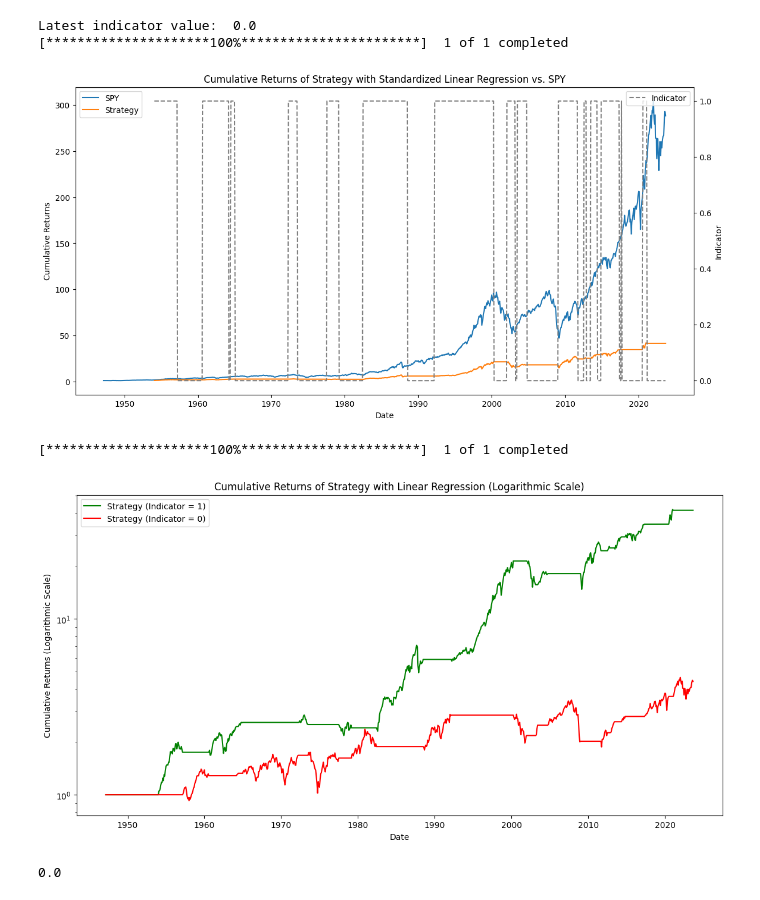
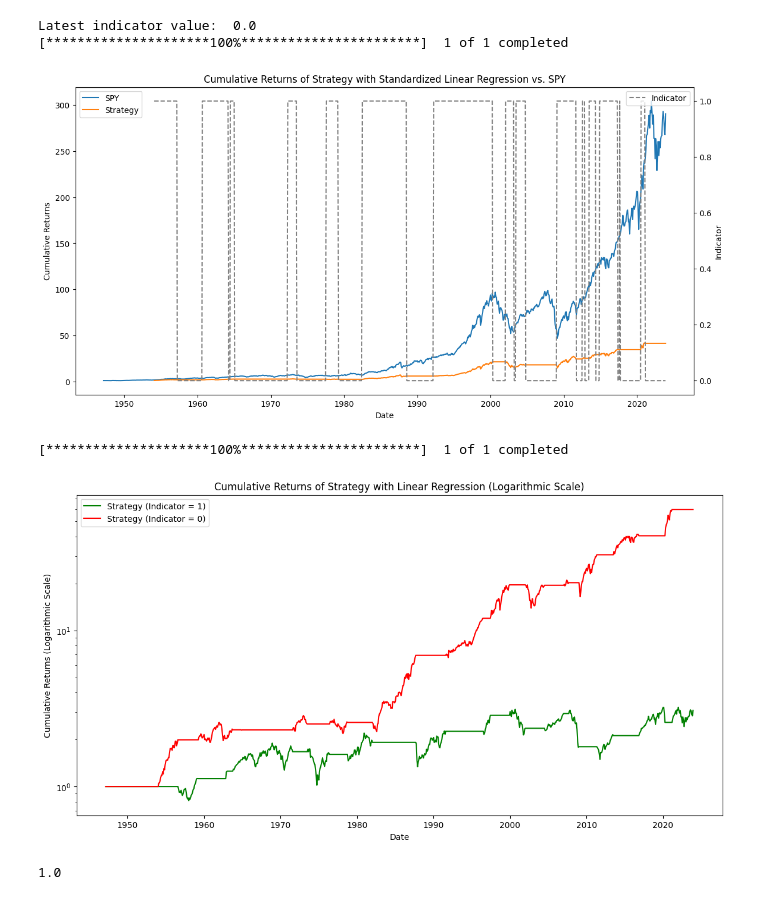
Before and after one commit to dkn-maida/farscape-investment, a Jupyter notebook: usa/inflation_study.ipynb, the cells around one changed output. Saved outputs shown, nothing was run; the diff lists cells and outputs as text; code cells hidden in the pictures.

```diff
--- a/usa/inflation_study.ipynb
+++ b/usa/inflation_study.ipynb
@@ -194,12 +194,12 @@ for i in range(12*7, len(combined_df)):
     model_1.fit(X[-12:], y[-12:])
 
     model_7 = LinearRegression()
-    model_7.fit(X[-12*7:], y[-12*7:])
+    model_7.fit(X[-12*5:], y[-12*5:])
 
     y_pred_1 = model_1.predict([X[i-1]])
     y_pred_7 = model_7.predict([X[i-1]])
 
-    combined_df.loc[combined_df.index[i], 'indicator'] = 1 if y_pred_7[-1] > y_pred_1[-1] else 0
+    combined_df.loc[combined_df.index[i], 'indicator'] = 0 if y_pred_1[-1] < y_pred_7[-1] else 1
 
 # Compute strategy returns when indicator is 1 and 0
 combined_df['strategy_returns_indicator_1'] = combined_df['spy_returns'] * (combined_df['indicator'] == 1)
@@ -230,6 +230,6 @@ print(combined_df['indicator'].iloc[-1])
 Latest indicator value:  0.0
 [*********************100%***********************]  1 of 1 completed
 [figure]
 [*********************100%***********************]  1 of 1 completed
-[figure, old version]
+[figure, new version]
-0.0
+1.0
```
Also changed, not shown: parts of 2 cells of this notebook, 16 other files.
